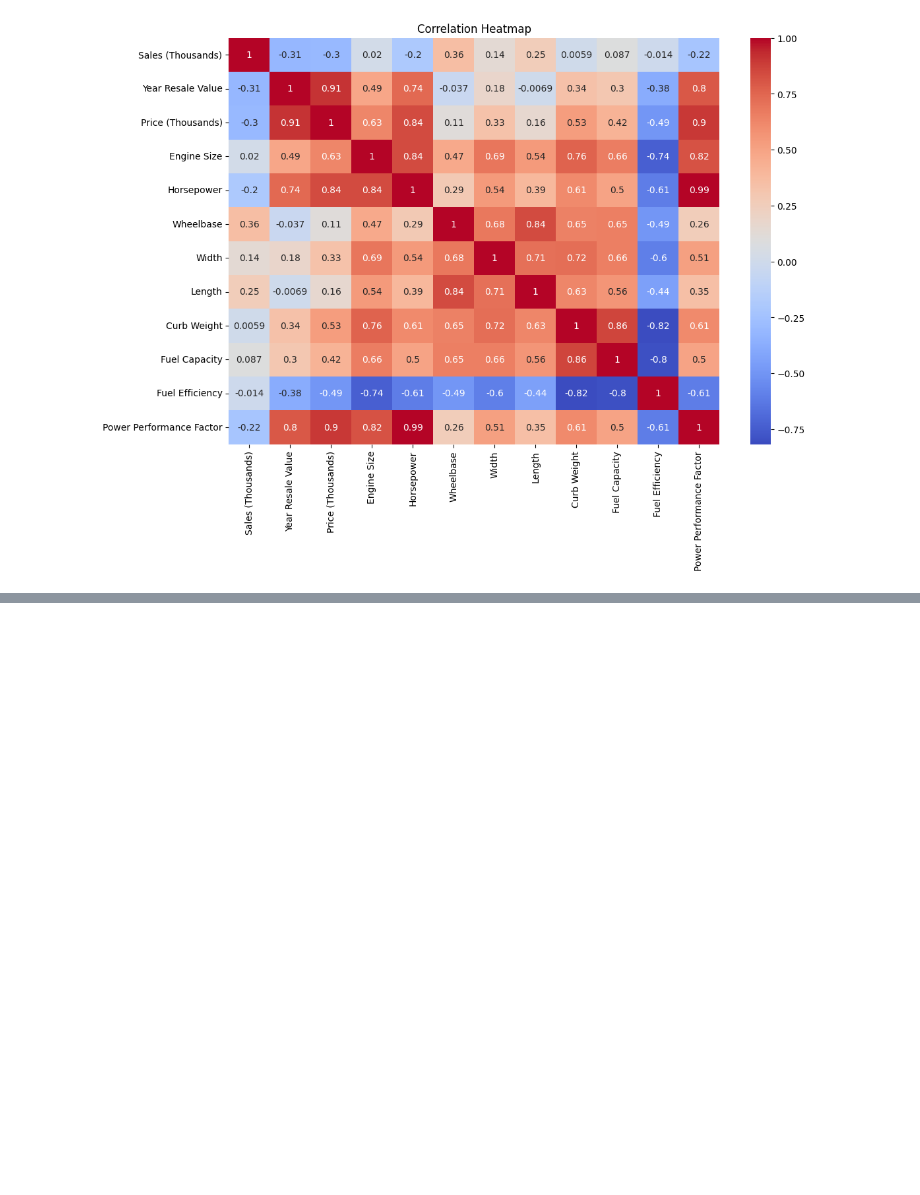
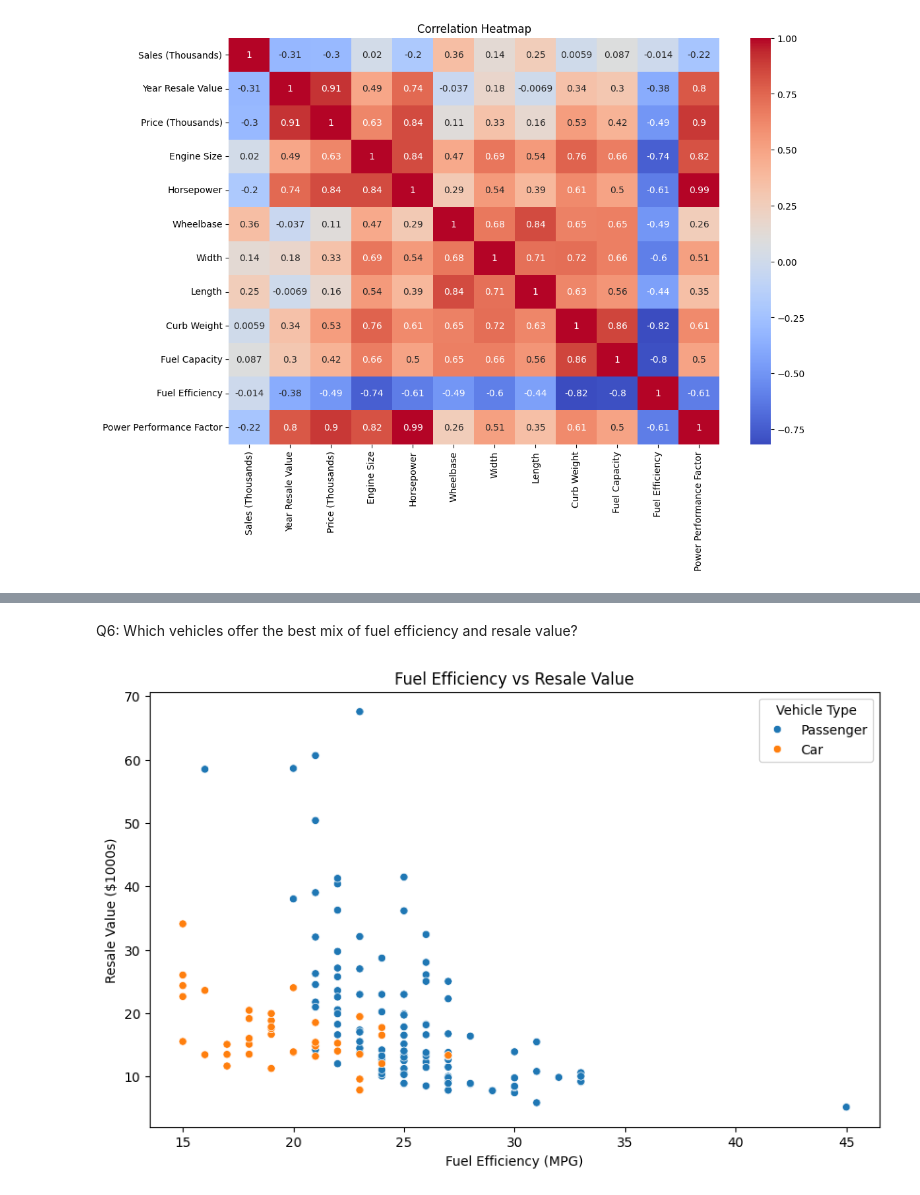
Before and after one commit to gutierrez14/car-data-analysis, a Jupyter notebook: car_analysis.ipynb, the cells around one changed output, grey strips where cells are left out. Cells and saved outputs as stored; diff of their text form; code cells hidden in the pictures; blank space fills up the shorter version.

```diff
--- a/car_analysis.ipynb
+++ b/car_analysis.ipynb
@@ -90,0 +170,12 @@ Q3:
+# %% [markdown]
+Q6: Which vehicles offer the best mix of fuel efficiency and resale value?
+# %%
+plt.figure(figsize=(10,6))
+sns.scatterplot(data=df, x='Fuel Efficiency', y='Year Resale Value', hue='Vehicle Type')
+plt.title("Fuel Efficiency vs Resale Value")
+plt.xlabel("Fuel Efficiency (MPG)")
+plt.ylabel("Resale Value ($1000s)")
+plt.legend(title='Vehicle Type')
+plt.show()
+# %% [output]
+[figure, added]
```
Also changed, not shown: parts of 9 cells of this notebook.
